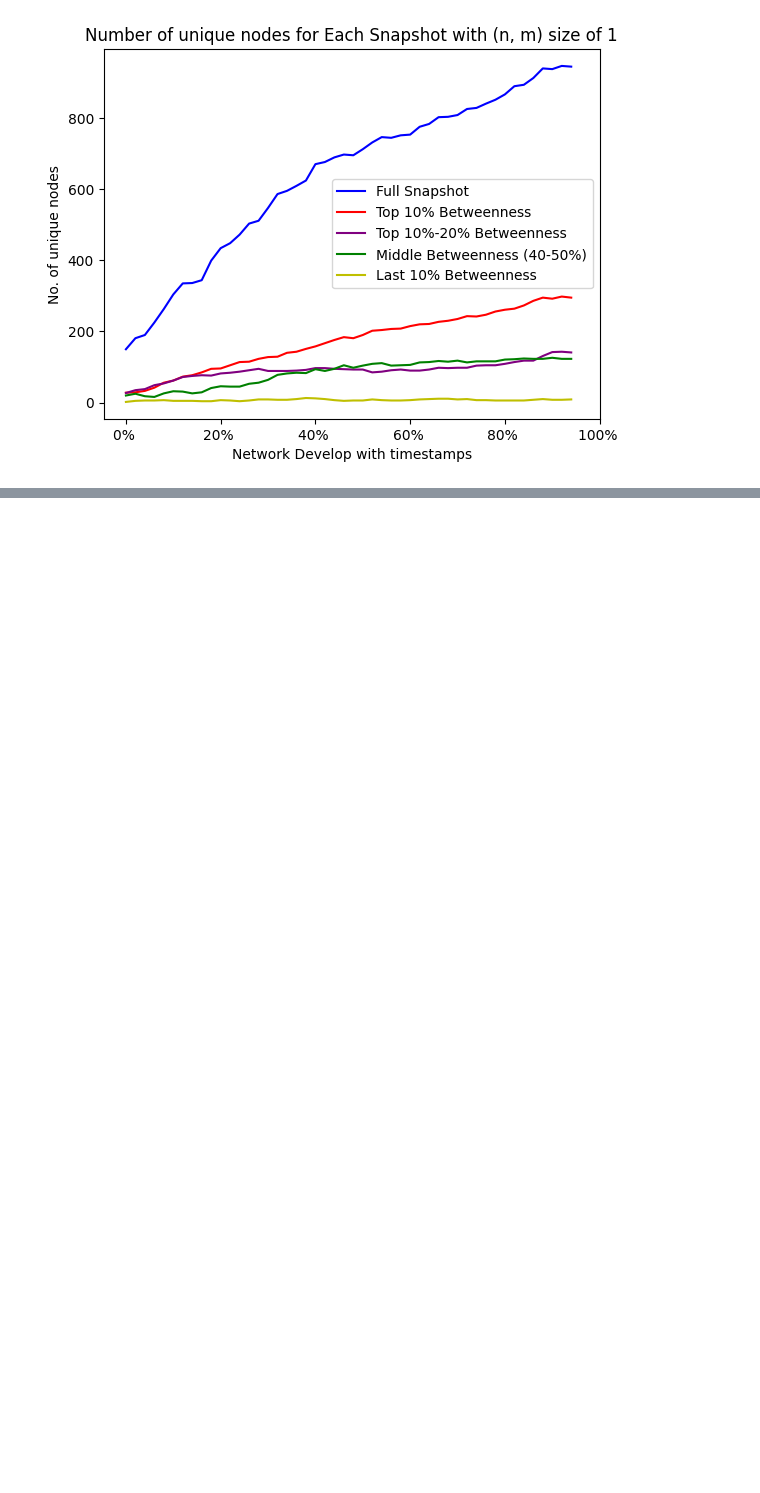
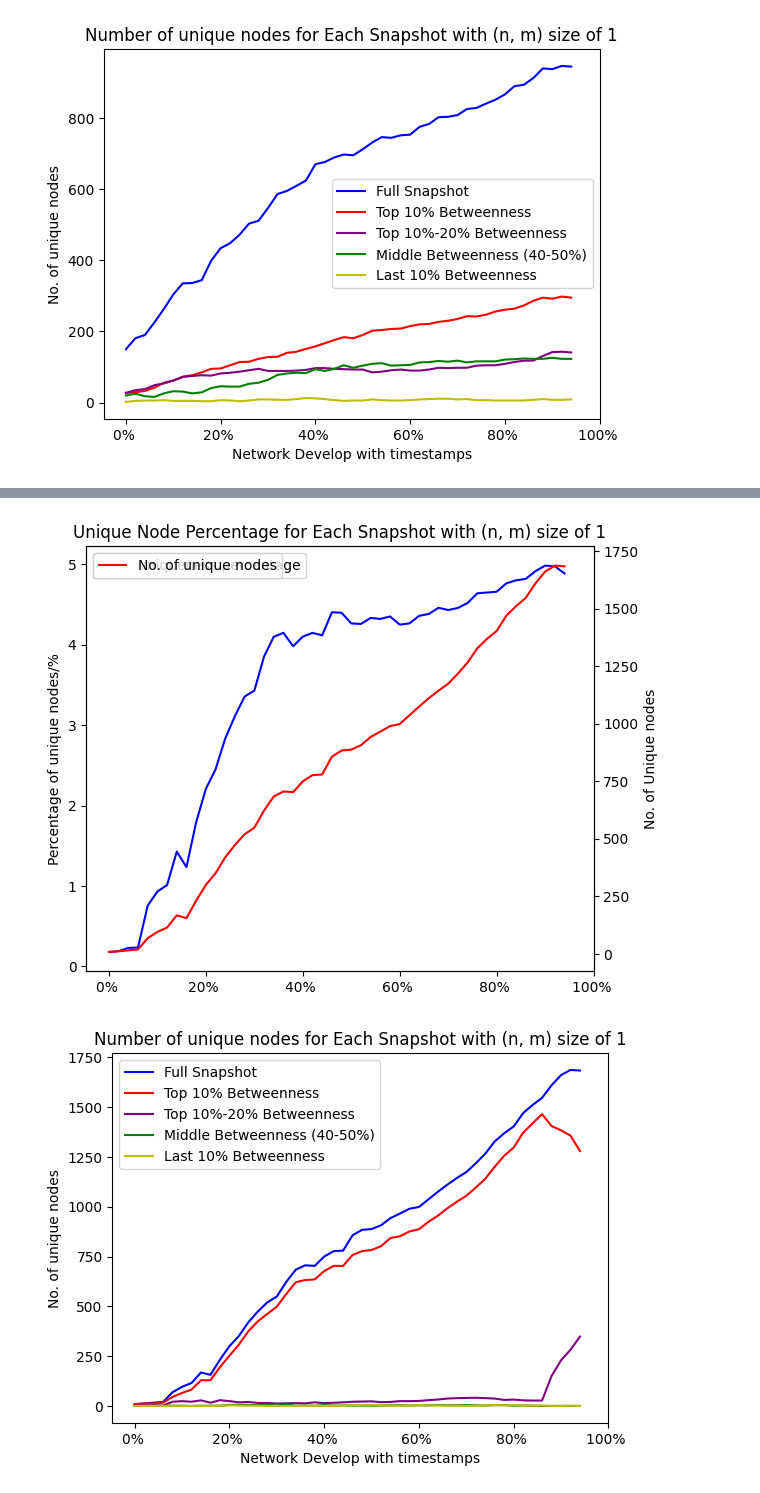
Before and after one commit to JaviAnton/tempo-network-anonymity, a Jupyter notebook: igraphver.ipynb, the cells around one changed output, grey strips where cells are left out. Drawn from its saved outputs; the diff is of its cells as text; code cells hidden in the pictures; blank space fills up the shorter version.

```diff
--- a/igraphver.ipynb
+++ b/igraphver.ipynb
@@ -582,0 +640,6 @@ NameError: name 'edge_list2' is not defined
+# %%
+plot_uniquepercent(count6, unique_percentage6)
+plot_uniquecentrality(count6, top6, mid6, last6, start6)
+# %% [output]
+[figure, added]
+[figure, added]
```
Also changed, not shown: parts of 7 cells of this notebook, 1 other file.
